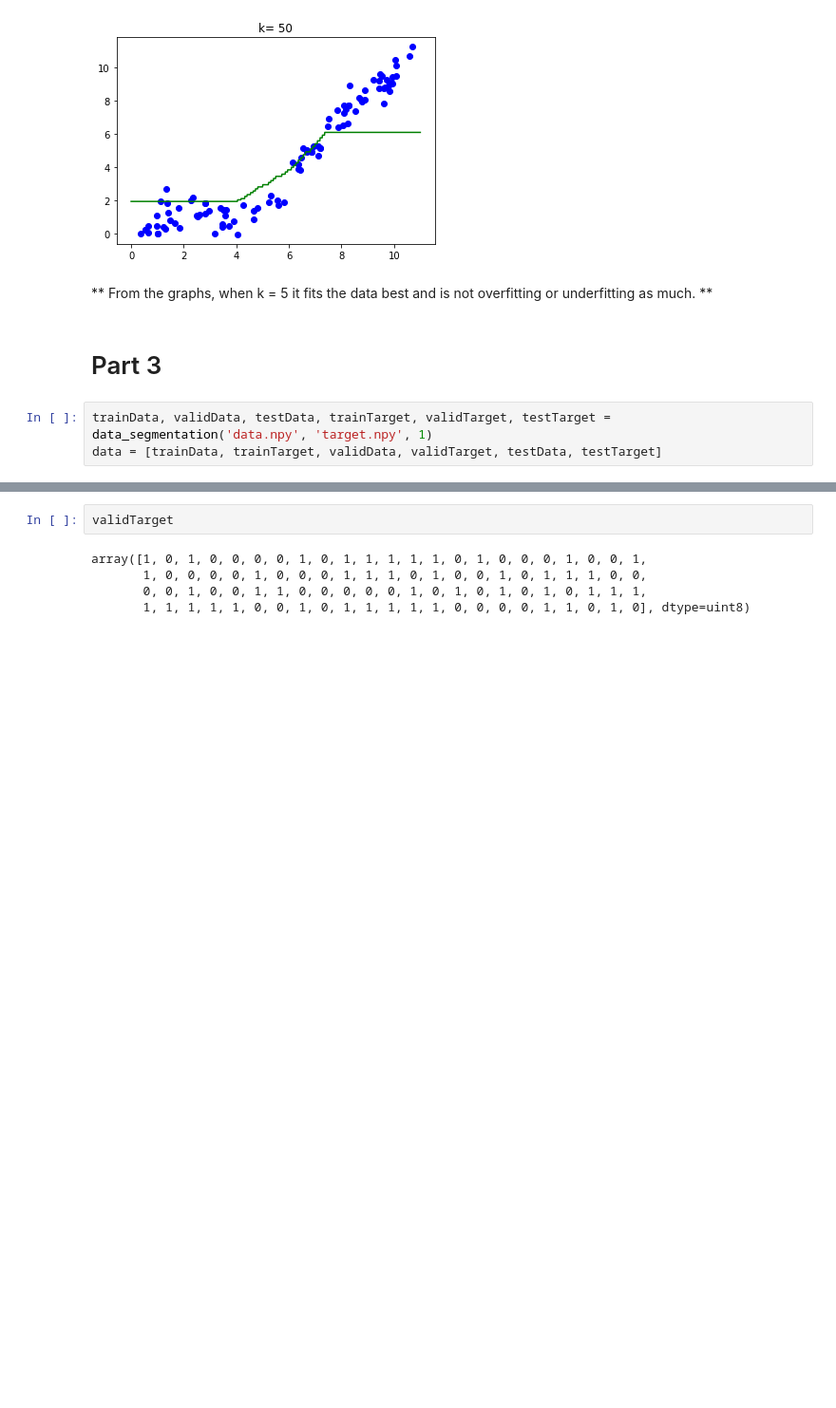
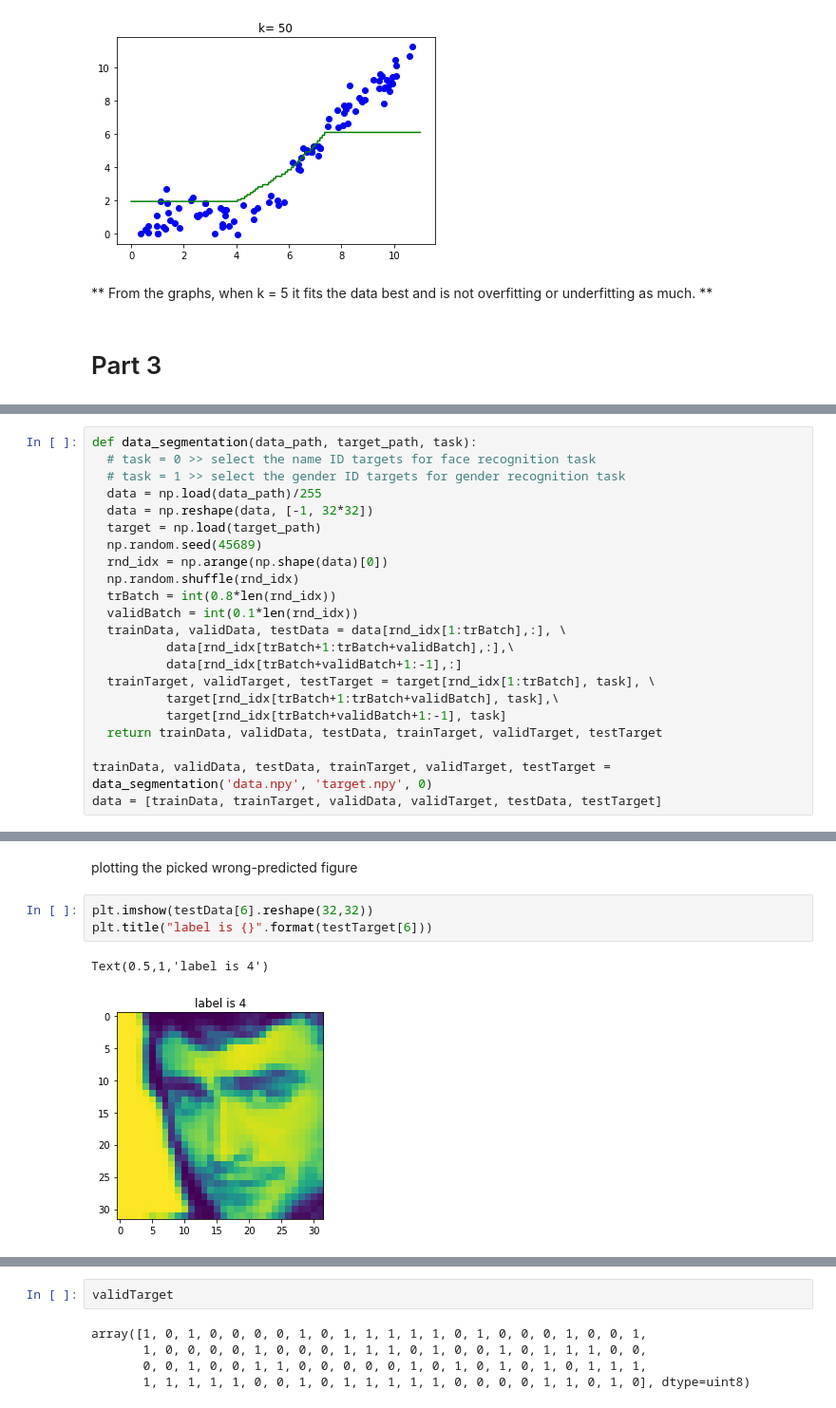
Before and after one commit to heherbertzhang/Machine-Learning-ECE521, a Jupyter notebook: Assignment 1/knn_lab.ipynb, the cells around one changed output, grey strips where cells are left out. Shown at 95% size. Drawn from its saved outputs; the diff is of its cells as text; blank space fills up the shorter version.

```diff
--- a/Assignment 1/knn_lab.ipynb
+++ b/Assignment 1/knn_lab.ipynb
@@ -145,6 +126,3 @@ At k = 50: loss is 1.8061740398406982
 ** From the graphs, when k = 5 it fits the data best and is not overfitting or underfitting as much. **
 # %% [markdown]
 # Part 3 #
-# %%
-trainData, validData, testData, trainTarget, validTarget, testTarget = data_segmentation('data.npy', 'target.npy', 1)
-data = [trainData, trainTarget, validData, validTarget, testData, testTarget]
@@ -150,0 +185,22 @@ data = [trainData, trainTarget, validData, validTarget, testData, testTarget]
+# %%
+def data_segmentation(data_path, target_path, task):
+  # task = 0 >> select the name ID targets for face recognition task
+  # task = 1 >> select the gender ID targets for gender recognition task
+  data = np.load(data_path)/255
+  data = np.reshape(data, [-1, 32*32])
+  target = np.load(target_path)
+  np.random.seed(45689)
+  rnd_idx = np.arange(np.shape(data)[0])
+  np.random.shuffle(rnd_idx)
+  trBatch = int(0.8*len(rnd_idx))
+  validBatch = int(0.1*len(rnd_idx))
+  trainData, validData, testData = data[rnd_idx[1:trBatch],:], \
+          data[rnd_idx[trBatch+1:trBatch+validBatch],:],\
+          data[rnd_idx[trBatch+validBatch+1:-1],:]
+  trainTarget, validTarget, testTarget = target[rnd_idx[1:trBatch], task], \
+          target[rnd_idx[trBatch+1:trBatch+validBatch], task],\
+          target[rnd_idx[trBatch+validBatch+1:-1], task]
+  return trainData, validData, testData, trainTarget, validTarget, testTarget
+
+trainData, validData, testData, trainTarget, validTarget, testTarget = data_segmentation('data.npy', 'target.npy', 0)
+data = [trainData, trainTarget, validData, validTarget, testData, testTarget]
@@ -150,0 +268,8 @@ data = [trainData, trainTarget, validData, validTarget, testData, testTarget]
+# %% [markdown]
+plotting the picked wrong-predicted figure
+# %%
+plt.imshow(testData[6].reshape(32,32))
+plt.title("label is {}".format(testTarget[6]))
+# %% [output]
+Text(0.5,1,'label is 4')
+[figure, added]
```
Also changed, not shown: parts of 22 cells of this notebook.
